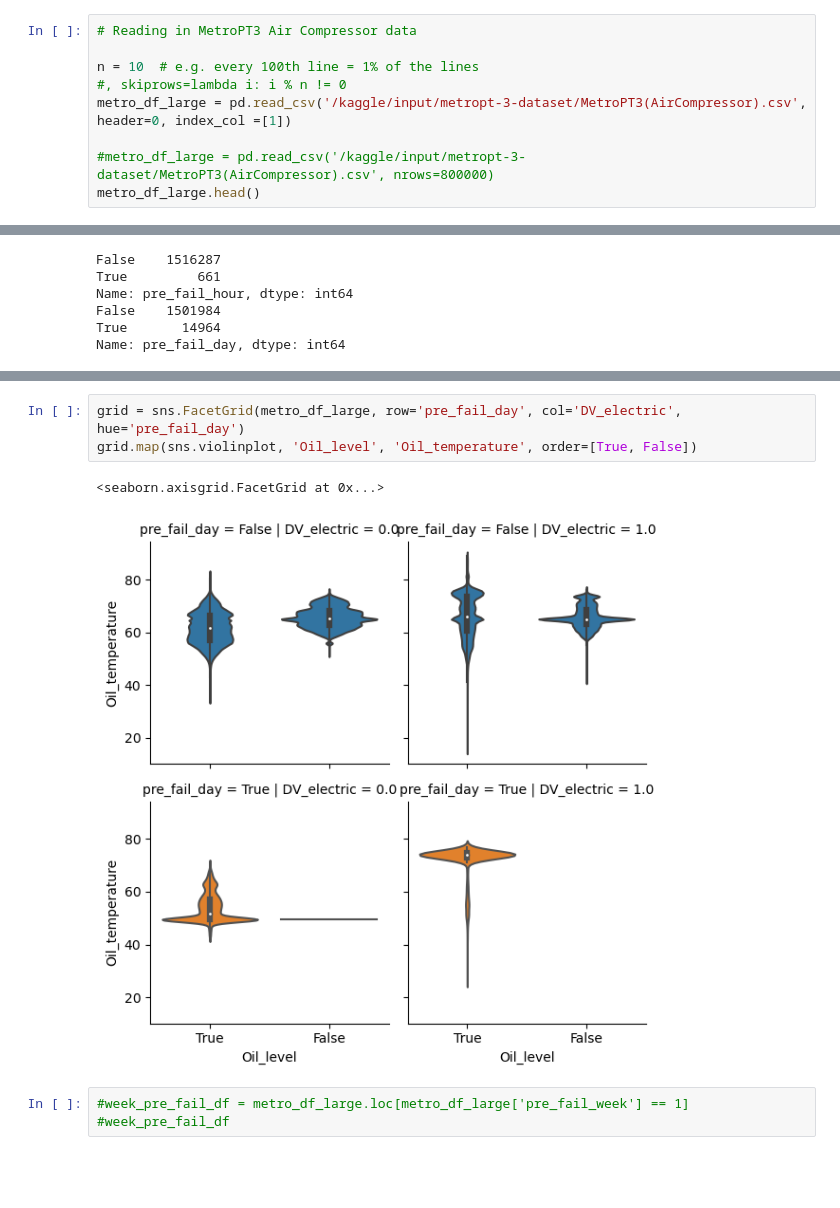
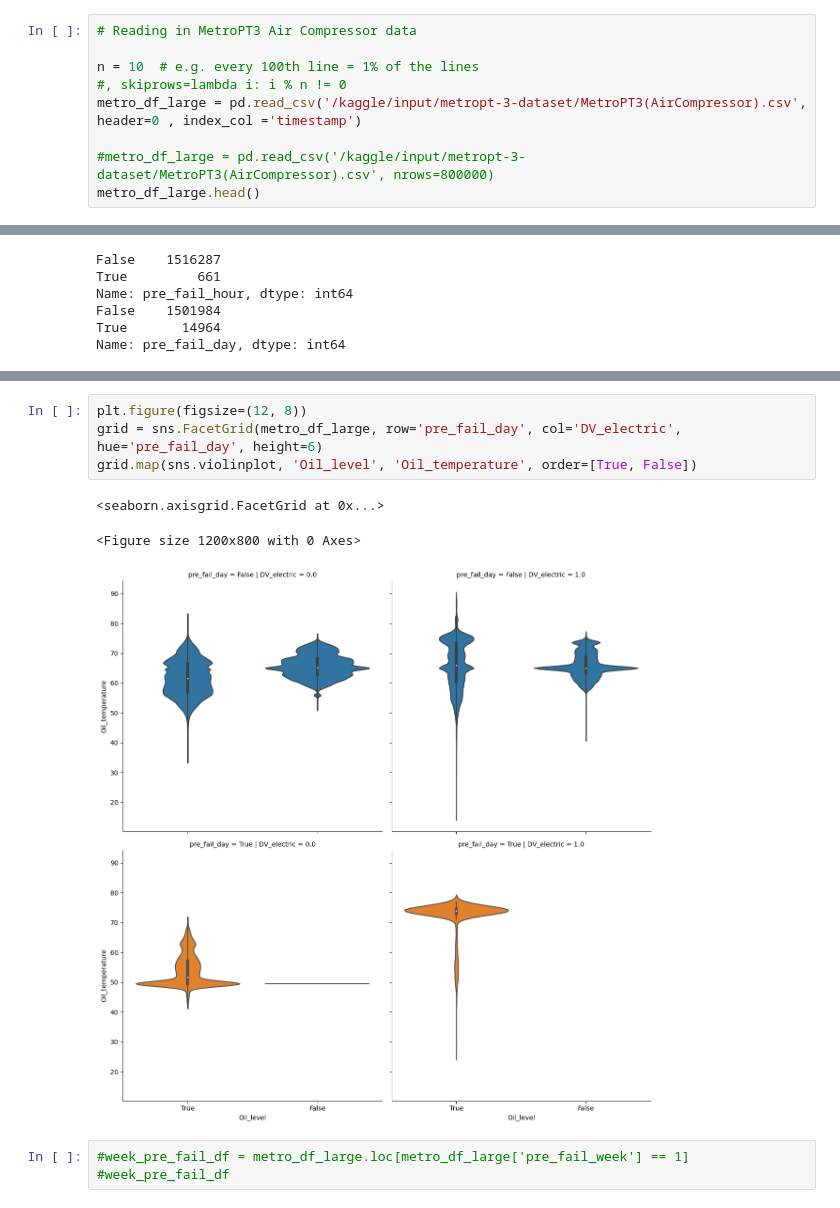
Before and after one commit to Dave-Codes/Predictive-Maintenance, a Jupyter notebook: predictive-maintenance-metropt-3.ipynb, the cells around one changed output, grey strips where cells are left out. Drawn from its saved outputs; the diff is of its cells as text; blank space fills up the shorter version.

```diff
--- a/predictive-maintenance-metropt-3.ipynb
+++ b/predictive-maintenance-metropt-3.ipynb
@@ -82,7 +97,7 @@ University of Porto, Portugal. jgama@fep.up.pt
 
 n = 10  # e.g. every 100th line = 1% of the lines
 #, skiprows=lambda i: i % n != 0
-metro_df_large = pd.read_csv('/kaggle/input/metropt-3-dataset/MetroPT3(AirCompressor).csv', header=0, index_col =[1])
+metro_df_large = pd.read_csv('/kaggle/input/metropt-3-dataset/MetroPT3(AirCompressor).csv', header=0 , index_col ='timestamp')
 
 #metro_df_large = pd.read_csv('/kaggle/input/metropt-3-dataset/MetroPT3(AirCompressor).csv', nrows=800000)
 metro_df_large.head()
@@ -402,9 +427,11 @@ Name: pre_fail_day, dtype: int64
 # %%
-grid = sns.FacetGrid(metro_df_large, row='pre_fail_day', col='DV_electric', hue='pre_fail_day')
+plt.figure(figsize=(12, 8))
+grid = sns.FacetGrid(metro_df_large, row='pre_fail_day', col='DV_electric', hue='pre_fail_day', height=6)
 grid.map(sns.violinplot, 'Oil_level', 'Oil_temperature', order=[True, False])
 # %% [output]
 <seaborn.axisgrid.FacetGrid at 0x...>
+<Figure size 1200x800 with 0 Axes>
-[figure, old version]
+[figure, new version]
 # %%
 #week_pre_fail_df = metro_df_large.loc[metro_df_large['pre_fail_week'] == 1]
 #week_pre_fail_df
```
Also changed, not shown: parts of 21 cells of this notebook.
